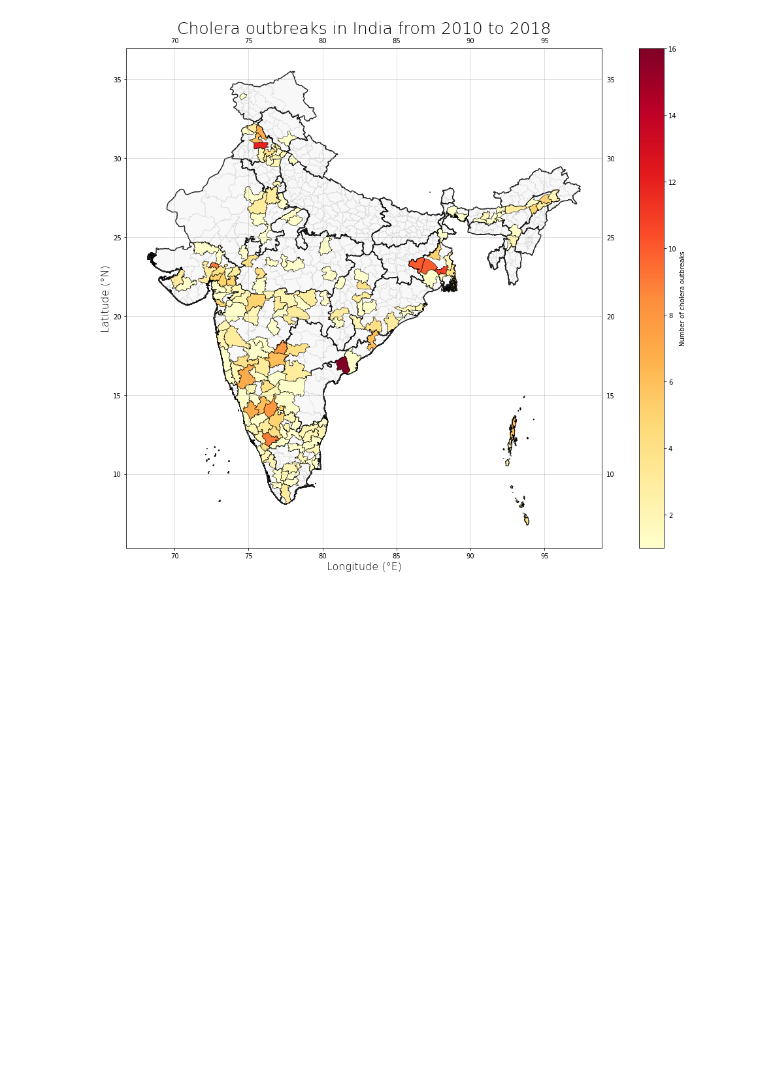
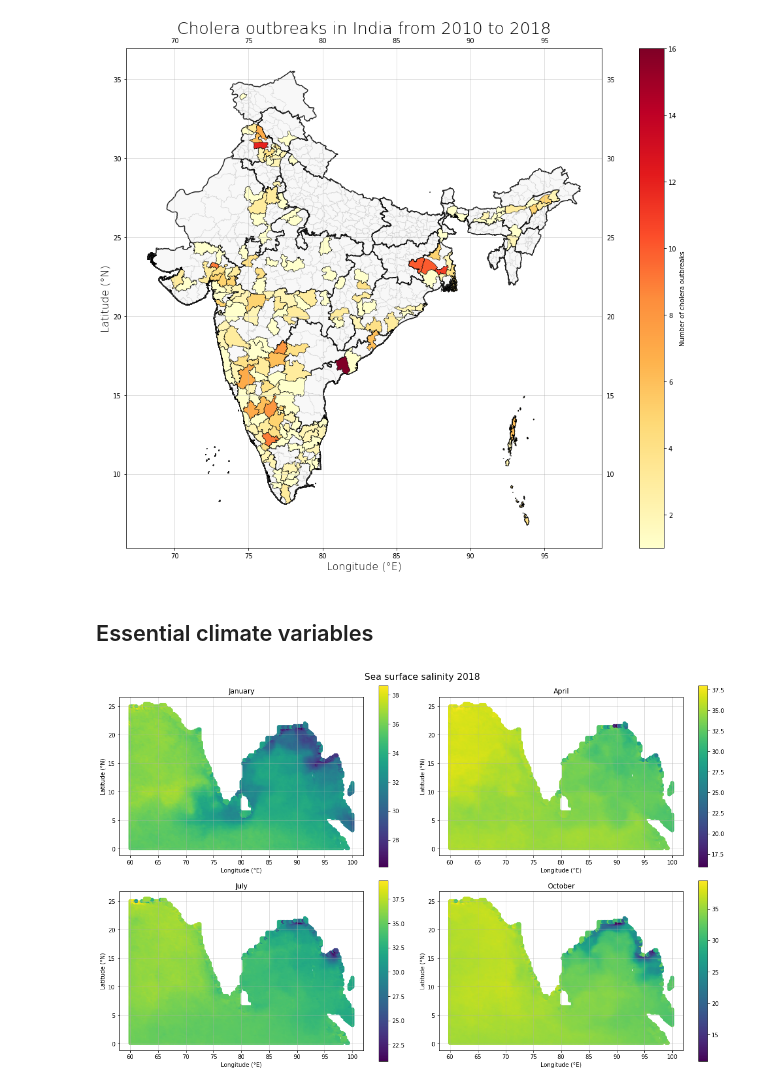
Before and after one commit to alexvmt/cholera_risk_modeling, a Jupyter notebook: exploratory_data_analysis.ipynb, the cells around one changed output. Saved outputs shown, nothing was run; the diff lists cells and outputs as text; code cells hidden in the pictures; blank space fills up the shorter version.

```diff
--- a/exploratory_data_analysis.ipynb
+++ b/exploratory_data_analysis.ipynb
@@ -237,3 +241,5 @@ plt.tight_layout()
 plt.savefig('cholera_outbreaks_india_2010_2018.png', dpi=300)
 # %% [output]
 [figure]
+# %% [markdown]
+## Essential climate variables
@@ -239,0 +291,6 @@ plt.savefig('cholera_outbreaks_india_2010_2018.png', dpi=300)
+# %%
+%%time
+
+plot_ecv('../data/sea_surface_salinity', 2018, 'Sea surface salinity', 'sss')
+# %% [output]
+[figure, added]
```
Also changed, not shown: parts of 12 cells of this notebook.
